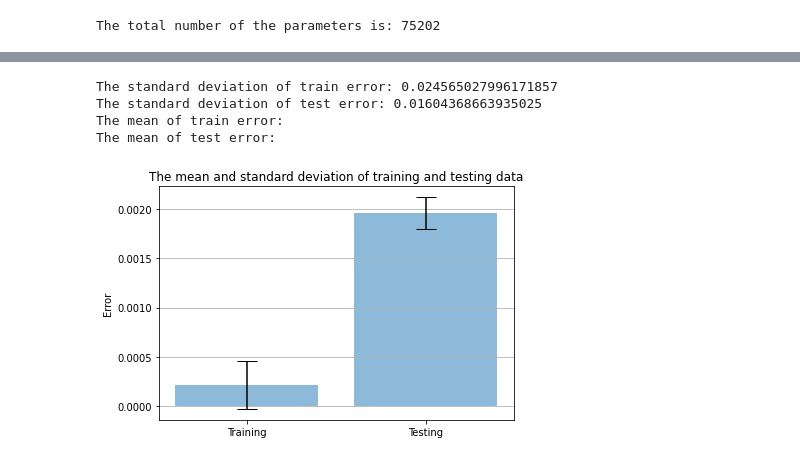
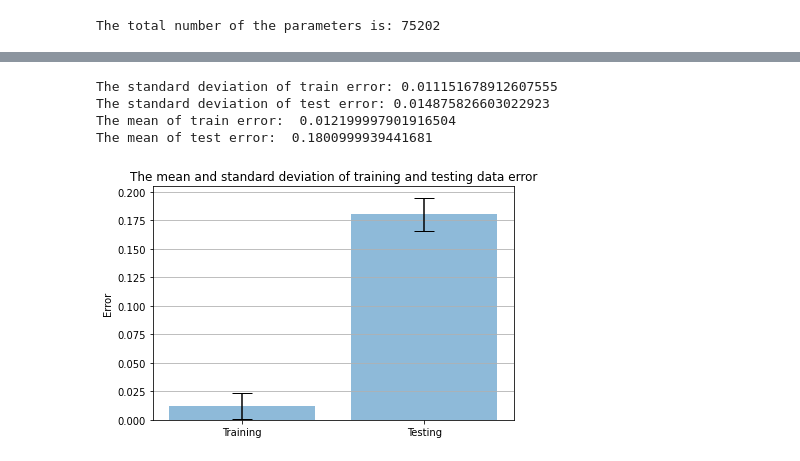
Before and after one commit to neilgogogo/deep_learnig, a Jupyter notebook: pro1/weights_sharing_CNN.ipynb, the cells around one changed output, grey strips where cells are left out. Saved outputs shown, nothing was run; the diff lists cells and outputs as text; code cells hidden in the pictures.

```diff
--- a/pro1/weights_sharing_CNN.ipynb
+++ b/pro1/weights_sharing_CNN.ipynb
@@ -66,7 +66,7 @@ class CNN_Net_weight_sharing(nn.Module):
         self.batch_size = 50
         self.criterion = nn.CrossEntropyLoss()
         self.num_epochs = 25
-        self.optimizer = torch.optim.Adam(self.parameters(), lr=1e-3)
+        self.optimizer = torch.optim.Adam(self.parameters(), lr=2e-3)
 
     def forward(self, x):
 
@@ -270,36 +270,36 @@ Total Training Time: 0.32 min
 # %%
 print('The standard deviation of train error:',np.std(train_errors))
 print('The standard deviation of test error:',np.std(test_errors))
-print('The mean of train error: '%np.mean(train_errors))
-print('The mean of test error: '%np.mean(test_errors))
+print('The mean of train error: ',np.mean(train_errors))
+print('The mean of test error: ',np.mean(test_errors))
 # %% [output]
-The standard deviation of train error: 0.024565027996171857
-The standard deviation of test error: 0.01604368663935025
-The mean of train error:
-The mean of test error:
+The standard deviation of train error: 0.011151678912607555
+The standard deviation of test error: 0.014875826603022923
+The mean of train error:  0.012199997901916504
+The mean of test error:  0.1800999939441681
 # %%
 #plot the standard
 # Define labels, positions, bar heights and error bar heights
 labels = ['Training', 'Testing']
 x_pos = np.arange(len(labels))
-means = [np.mean(train_errors)/100, np.mean(test_errors)/100]
-stds = [np.std(np.divide(train_errors, 100)), np.std(np.divide(test_errors, 100))]
+means = [np.mean(train_errors), np.mean(test_errors)]
+stds = [np.std(train_errors), np.std(test_errors)]
 # Build the plot
 fig, ax = plt.subplots()
 ax.bar(x_pos, means,
        yerr=stds,
        align='center',
        alpha=0.5,
        ecolor='black',
        capsize=10)
 ax.set_ylabel('Error')
 ax.set_xticks(x_pos)
 ax.set_xticklabels(labels)
-ax.set_title('The mean and standard deviation of training and testing data')
+ax.set_title('The mean and standard deviation of training and testing data error')
 ax.yaxis.grid(True)
 
 # show the plot
 plt.tight_layout()
 plt.show()
 # %% [output]
-[figure, old version]
+[figure, new version]
```
Also changed, not shown: parts of 2 cells of this notebook, 9 other files.
